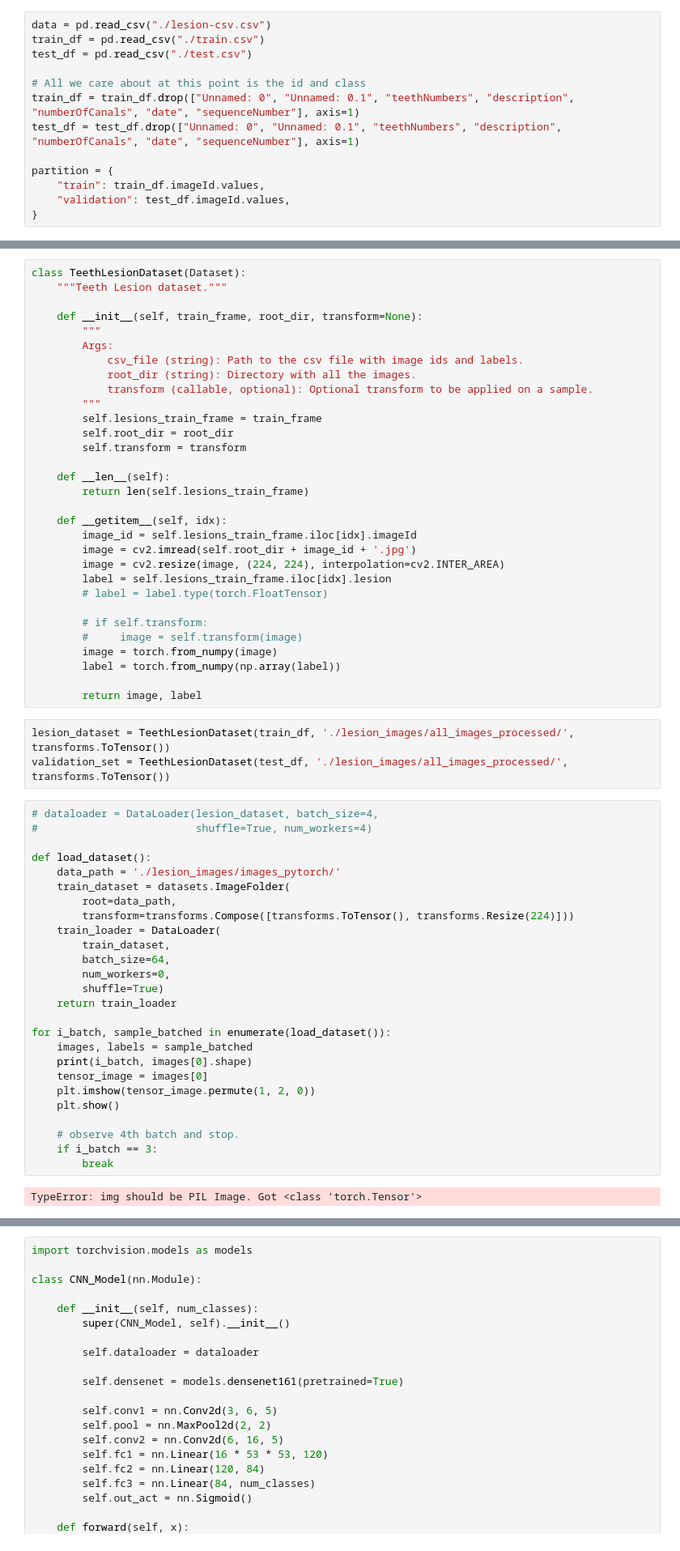
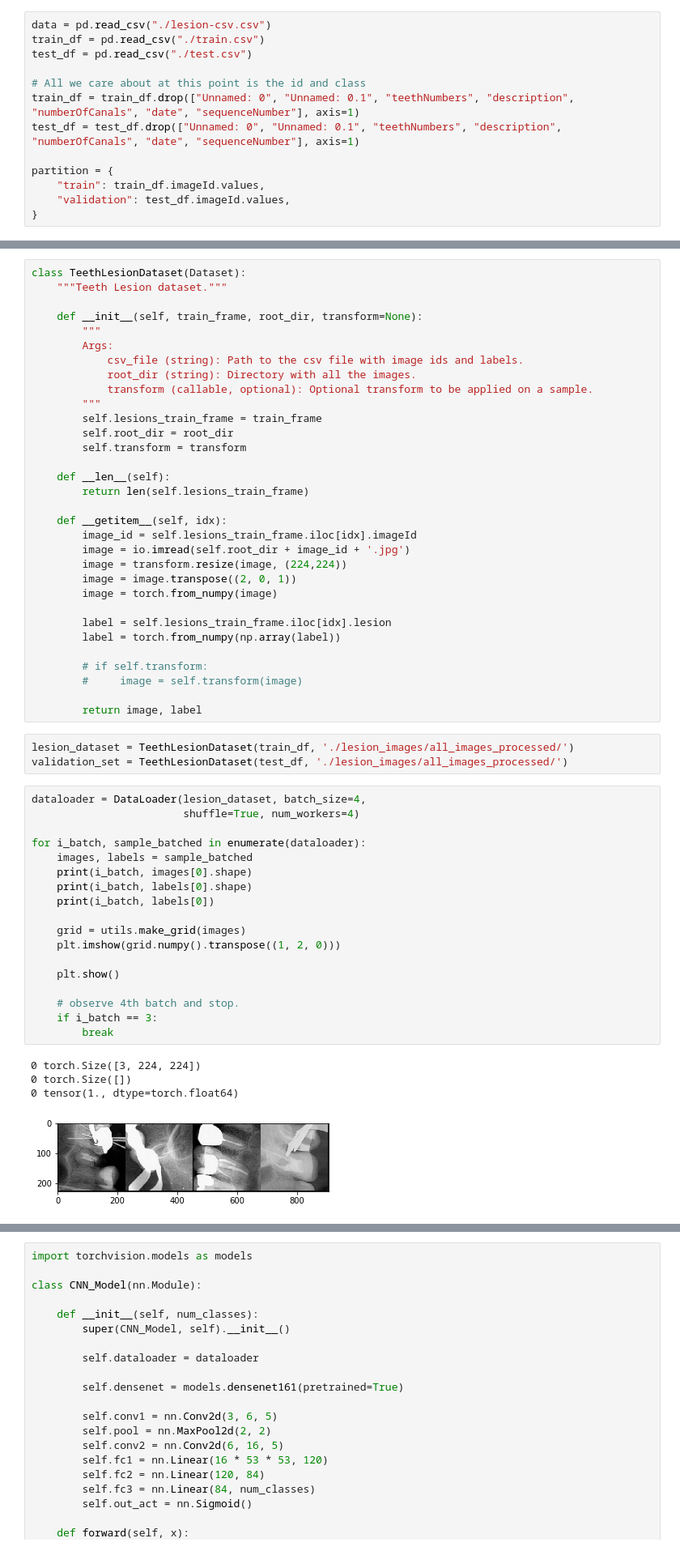
Before and after one commit to jordancoil/dental-lesions, a Jupyter notebook: Pytorch Baseline.ipynb, the cells around one changed output, grey strips where cells are left out. Shown at 81% size. Saved outputs shown, nothing was run; the diff lists cells and outputs as text.

Commit message:
fixing image loading bug, but now getting new error about float vs doubles

```diff
--- a/Pytorch Baseline.ipynb
+++ b/Pytorch Baseline.ipynb
@@ -61,45 +56,41 @@ class TeethLesionDataset(Dataset):
 
     def __getitem__(self, idx):
         image_id = self.lesions_train_frame.iloc[idx].imageId
-        image = cv2.imread(self.root_dir + image_id + '.jpg')
-        image = cv2.resize(image, (224, 224), interpolation=cv2.INTER_AREA)
+        image = io.imread(self.root_dir + image_id + '.jpg')
+        image = transform.resize(image, (224,224))
+        image = image.transpose((2, 0, 1))
+        image = torch.from_numpy(image)
+
         label = self.lesions_train_frame.iloc[idx].lesion
-        # label = label.type(torch.FloatTensor)
+        label = torch.from_numpy(np.array(label))
 
         # if self.transform:
         #     image = self.transform(image)
-        image = torch.from_numpy(image)
-        label = torch.from_numpy(np.array(label))
 
         return image, label
 # %%
-lesion_dataset = TeethLesionDataset(train_df, './lesion_images/all_images_processed/', transforms.ToTensor())
-validation_set = TeethLesionDataset(test_df, './lesion_images/all_images_processed/', transforms.ToTensor())
+lesion_dataset = TeethLesionDataset(train_df, './lesion_images/all_images_processed/')
+validation_set = TeethLesionDataset(test_df, './lesion_images/all_images_processed/')
 # %%
-# dataloader = DataLoader(lesion_dataset, batch_size=4,
-#                         shuffle=True, num_workers=4)
+dataloader = DataLoader(lesion_dataset, batch_size=4,
+                        shuffle=True, num_workers=4)
 
-def load_dataset():
-    data_path = './lesion_images/images_pytorch/'
-    train_dataset = datasets.ImageFolder(
-        root=data_path,
-        transform=transforms.Compose([transforms.ToTensor(), transforms.Resize(224)]))
-    train_loader = DataLoader(
-        train_dataset,
-        batch_size=64,
-        num_workers=0,
-        shuffle=True)
-    return train_loader
-
-for i_batch, sample_batched in enumerate(load_dataset()):
+for i_batch, sample_batched in enumerate(dataloader):
     images, labels = sample_batched
     print(i_batch, images[0].shape)
-    tensor_image = images[0]
-    plt.imshow(tensor_image.permute(1, 2, 0))
+    print(i_batch, labels[0].shape)
+    print(i_batch, labels[0])
+
+    grid = utils.make_grid(images)
+    plt.imshow(grid.numpy().transpose((1, 2, 0)))
+
     plt.show()
 
     # observe 4th batch and stop.
     if i_batch == 3:
         break
 # %% [output]
-TypeError: img should be PIL Image. Got <class 'torch.Tensor'>
+0 torch.Size([3, 224, 224])
+0 torch.Size([])
+0 tensor(1., dtype=torch.float64)
+[figure, added]
```
Also changed, not shown: parts of 5 cells of this notebook.
